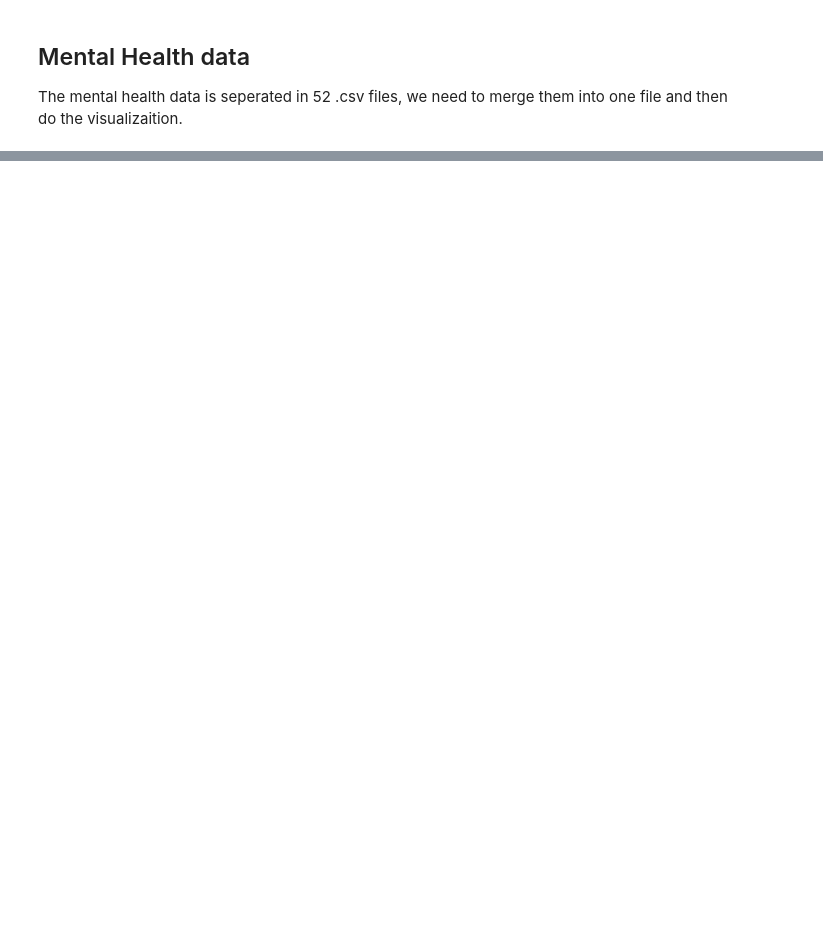
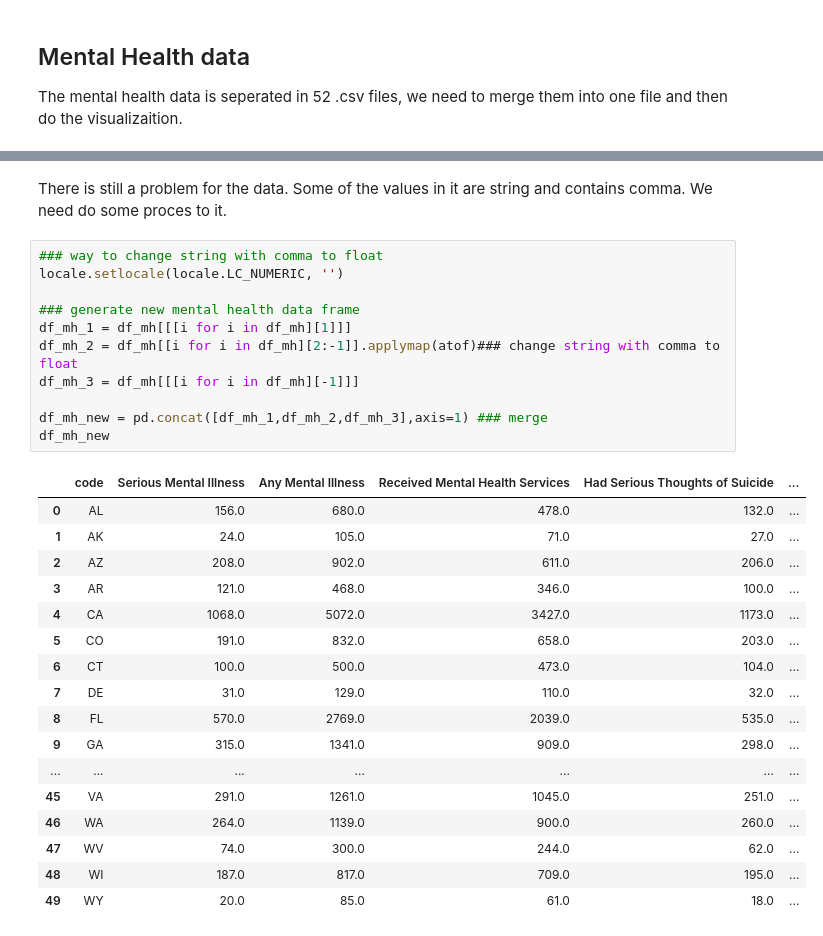
Before and after one commit to KennySitu/Team_Two_But_-1_In_Standings, a Jupyter notebook: Visualization/Visualization.ipynb, the cells around one changed output, grey strips where cells are left out. Drawn from its saved outputs; the diff is of its cells as text; blank space fills up the shorter version.

```diff
--- a/Visualization/Visualization.ipynb
+++ b/Visualization/Visualization.ipynb
@@ -201 +238,32 @@ KeyError: "[('Serious Mental Illness', 'Any Mental Illness', 'Received Mental He
+# %% [markdown]
+There is still a problem for the data. Some of the values in it are string and contains comma. We need do some proces to it.
+# %%
+### way to change string with comma to float
+locale.setlocale(locale.LC_NUMERIC, '')
+
+### generate new mental health data frame
+df_mh_1 = df_mh[[[i for i in df_mh][1]]]
+df_mh_2 = df_mh[[i for i in df_mh][2:-1]].applymap(atof)### change string with comma to float
+df_mh_3 = df_mh[[[i for i in df_mh][-1]]]
+
+df_mh_new = pd.concat([df_mh_1,df_mh_2,df_mh_3],axis=1) ### merge
+df_mh_new
+# %% [output]
+|  | code | Serious Mental Illness | Any Mental Illness | Received Mental Health Services | Had Serious Thoughts of Suicide | ... |
+| 0 | AL | 156.0 | 680.0 | 478.0 | 132.0 | ... |
+| 1 | AK | 24.0 | 105.0 | 71.0 | 27.0 | ... |
+| 2 | AZ | 208.0 | 902.0 | 611.0 | 206.0 | ... |
+| 3 | AR | 121.0 | 468.0 | 346.0 | 100.0 | ... |
+| 4 | CA | 1068.0 | 5072.0 | 3427.0 | 1173.0 | ... |
+| 5 | CO | 191.0 | 832.0 | 658.0 | 203.0 | ... |
+| 6 | CT | 100.0 | 500.0 | 473.0 | 104.0 | ... |
+| 7 | DE | 31.0 | 129.0 | 110.0 | 32.0 | ... |
+| 8 | FL | 570.0 | 2769.0 | 2039.0 | 535.0 | ... |
+| 9 | GA | 315.0 | 1341.0 | 909.0 | 298.0 | ... |
+| ... | ... | ... | ... | ... | ... | ... |
+| 45 | VA | 291.0 | 1261.0 | 1045.0 | 251.0 | ... |
+| 46 | WA | 264.0 | 1139.0 | 900.0 | 260.0 | ... |
+| 47 | WV | 74.0 | 300.0 | 244.0 | 62.0 | ... |
+| 48 | WI | 187.0 | 817.0 | 709.0 | 195.0 | ... |
+| 49 | WY | 20.0 | 85.0 | 61.0 | 18.0 | ... |
 # %%
```
Also changed, not shown: parts of 11 cells of this notebook, 54 other files.
